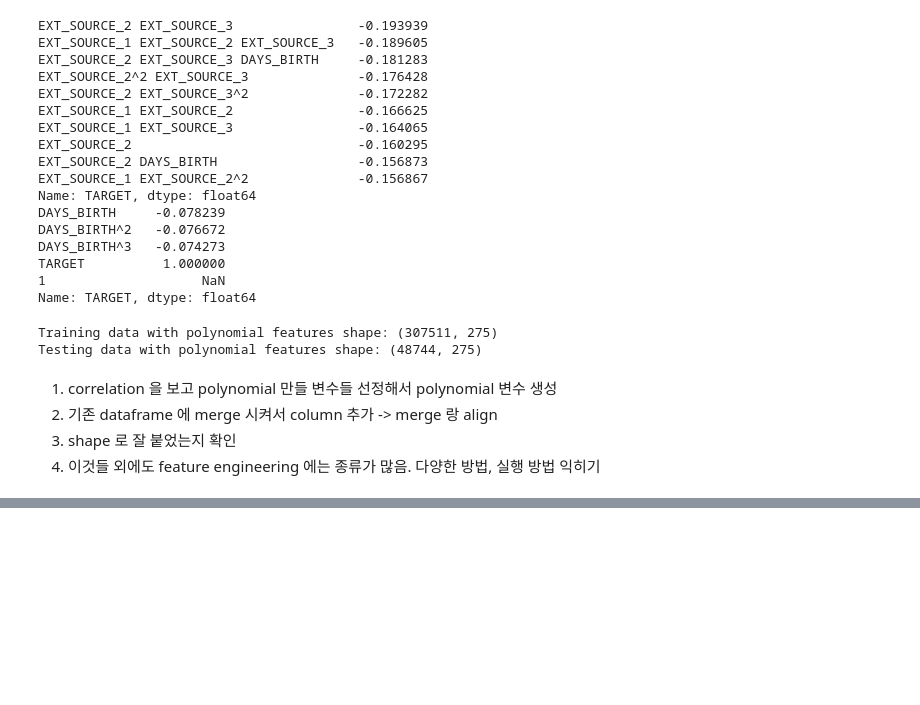
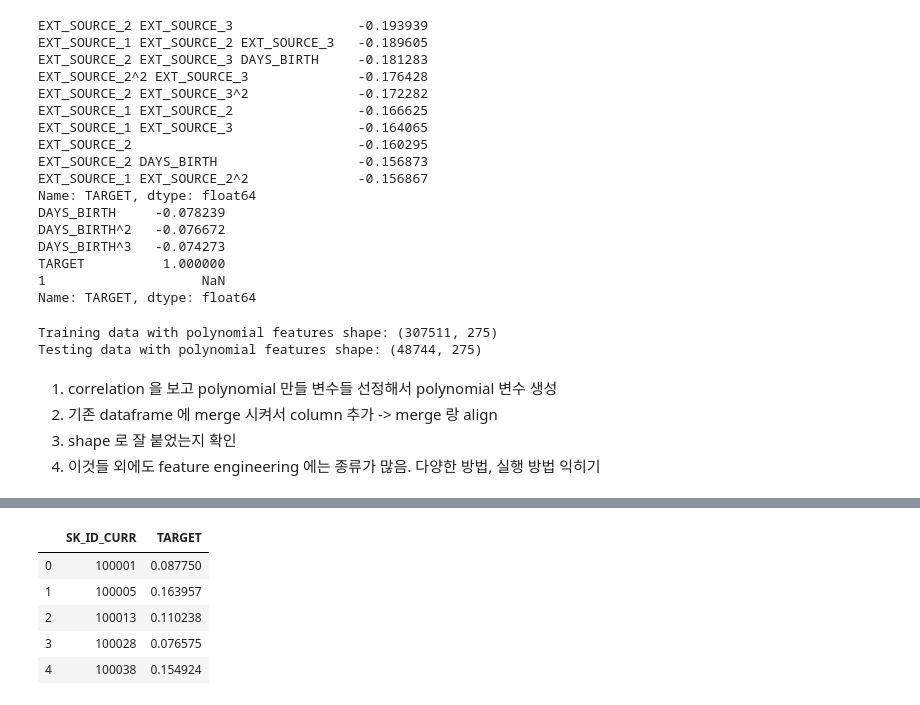
Before and after one commit to lingo94/DS, a Jupyter notebook: BinaryClassification-5.ipynb, the cells around one changed output, grey strips where cells are left out. Drawn from its saved outputs; the diff is of its cells as text; code cells hidden in the pictures; blank space fills up the shorter version.

```diff
--- a/BinaryClassification-5.ipynb
+++ b/BinaryClassification-5.ipynb
@@ -684,0 +768,18 @@ Testing data with polynomial features shape: (48744, 275)
+# %%
+# make predictions
+# 확률을 예측해줌. -> 0, 1을 예측해주는 것이 아니라 확률을 예측해주는 것임.
+log_reg_pred = log_reg.predict_proba(testset)[:, 1]
+# %%
+# Submission dataframe
+submit = test[['SK_ID_CURR']]
+submit['TARGET'] = log_reg_pred
+
+submit.head()
+# 0.671 성능
+# %% [output]
+|  | SK_ID_CURR | TARGET |
+| 0 | 100001 | 0.087750 |
+| 1 | 100005 | 0.163957 |
+| 2 | 100013 | 0.110238 |
+| 3 | 100028 | 0.076575 |
+| 4 | 100038 | 0.154924 |
```
Also changed, not shown: parts of 24 cells of this notebook.
